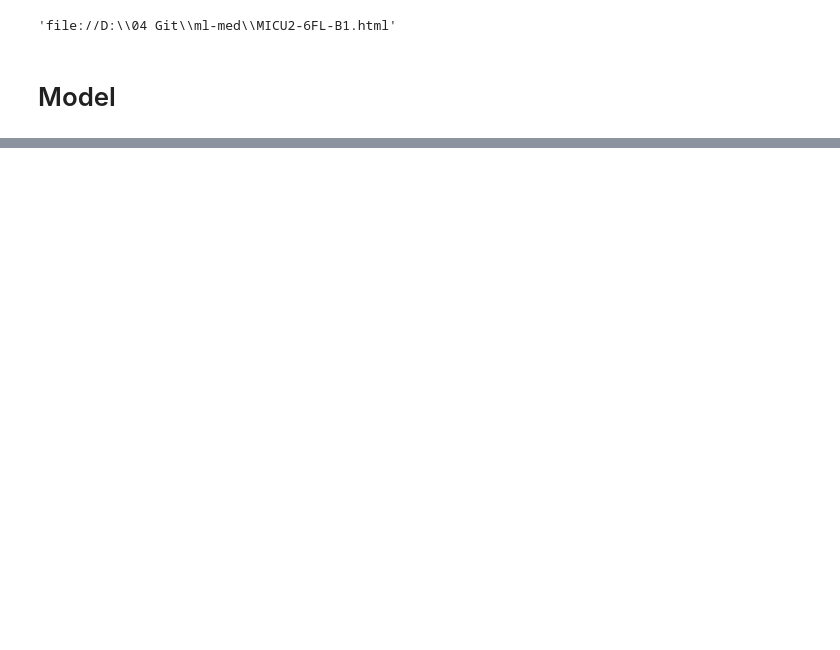
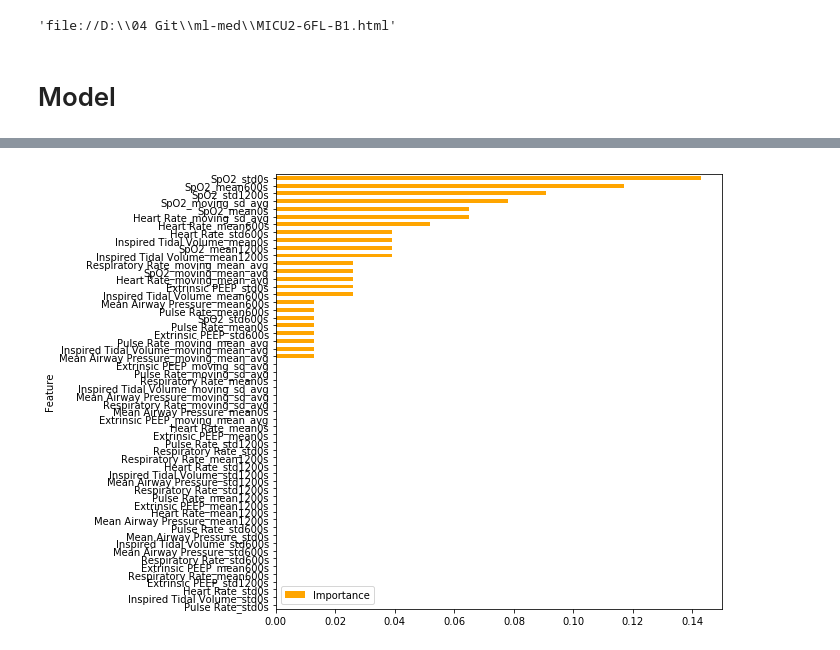
Before and after one commit to fooljames/ml-med, a Jupyter notebook: 2018.01.21.ipynb, the cells around one changed output, grey strips where cells are left out. Saved outputs shown, nothing was run; the diff lists cells and outputs as text; code cells hidden in the pictures; blank space fills up the shorter version.

```diff
--- a/2018.01.21.ipynb
+++ b/2018.01.21.ipynb
@@ -184,3 +392 @@ pd.rolling_sum is deprecated for Series and will be removed in a future version,
 Already created target(y)
-# %%
-data_2, features = create_features(df_1, n_before = 3)
@@ -192,2 +392,0 @@ Already created avg and sd of features at 1200 secs before
-# %%
-data_2 = data_2[data_2['SpO2'].isnull() == False]
@@ -208,0 +448,5 @@ PermissionError: [Errno 13] Permission denied: 'D:/04 Git/check_value.csv'
+# %%
+cols = ['Respiratory Rate', 'Mean Airway Pressure', 'Inspired Tidal Volume', 'SpO2', 'Heart Rate', 'Extrinsic PEEP', 'Pulse Rate']
+data1, features = create_features(data, t_moving='180s', n_before = 3, cols = cols)
+data1 = data1[data1['SpO2'].isnull() == False]
+print(data1.groupby(['y_flag']).size())
@@ -266,0 +534,8 @@ from imblearn.under_sampling import RandomUnderSampler
+# %%
+import random
+location_test = [list(data1['dataset_location'])[i] for i in sorted(random.sample(range(len(data1['dataset_location'])), 1)) ]
+print('location for test %s' %location_test)
+
+train_data = data1[~data1.dataset_location.isin(location_test)]
+test_data = data1[data1.dataset_location.isin(location_test)]
+print("[y=1/train : %d/%d = %f] [y=1/test : %d/%d = %f]" %(len(train_data[train_data['y_flag'] == 1]), len(train_data), len(train_data[train_data['y_flag'] == 1])/len(train_data), len(test_data[test_data['y_flag'] == 1]), len(test_data), len(test_data[test_data['y_flag'] == 1])/len(test_data)))
@@ -266,0 +574,62 @@ from imblearn.under_sampling import RandomUnderSampler
+# %%
+path = 'D:/02 Git/ml-med'
+
+def under_sampling(labels, p):
+    negative_idx = np.random.choice(np.where(labels == 0)[0], size=int(len(labels)*p), replace=False)
+    positive_idx = np.where(labels==1)[0]
+    return np.concatenate([negative_idx, positive_idx])
+
+def model(train_data, test_data, features, early_stopping = 10, undersamp_ratio = 0.5):
+
+    x_train = train_data[features].as_matrix()
+    y_train = train_data['y_flag'].as_matrix()
+
+    x_test = test_data[features].as_matrix()
+    y_test = test_data['y_flag'].as_matrix()
+
+    # undersampling
+    resampled_idx = under_sampling(y_train, undersamp_ratio)
+    x_resampled, y_resampled = x_train[resampled_idx], y_train[resampled_idx]
+
+    # oversampling
+    sm = SMOTE(random_state = 12, ratio = 0.5)
+    x_train, y_train = sm.fit_sample(x_resampled, y_resampled)
+    print('before oversampling : ', np.bincount(y_resampled))
+    print('after oversampling : ', np.bincount(y_train))
+
+    # training dataset and validation dataset
+    TrainTest = StratifiedShuffleSplit(n_splits = 1, test_size = 0.1, random_state = 42)
+    for train_index, test_index in TrainTest.split(x_train, y_train):
+        print("TRAIN:", train_index, "TEST:", test_index)
+        x_training, x_validation = x_train[train_index], x_train[test_index]
+        y_training, y_validation = y_train[train_index], y_train[test_index]
+        print('y_training : ', np.bincount(y_training))
+        print('y_validation : ', np.bincount(y_validation))
+
+    # fit Model
+    Model = XGBClassifier()
+    eval_set = [(x_training, y_training), (x_test, y_test)]
+    (Model.fit(x_resampled, y_resampled
+               , early_stopping_rounds = early_stopping
+               , eval_metric = ["auc"]
+               , eval_set = eval_set
+               , verbose = True)
+    )
+
+    # predict
+    print(Model)
+    y_predict = Model.predict(x_test)
+    prediction = [round(value) for value in y_predict]
+
+    y_predprob = Model.predict_proba(x_test)
+
+    print("AUC Score (test): %f" %(metrics.roc_auc_score(y_test, prediction)))
+
+    importance_frame = pd.DataFrame({'Importance': list(Model.feature_importances_), 'Feature': list(features)})
+    importance_frame.sort_values(by = 'Importance', inplace = True)
+    importance_frame.plot(kind = 'barh', x = 'Feature', figsize = (8,8), color = 'orange')
+    return x_test, y_test, prediction, Model
+
+
+x_test, y_test, prediction, Model = model(train_data, test_data, features)
+# %% [output]
@@ -266,0 +654 @@ from imblearn.under_sampling import RandomUnderSampler
+[figure, added]
```
Also changed, not shown: parts of 69 cells of this notebook.
